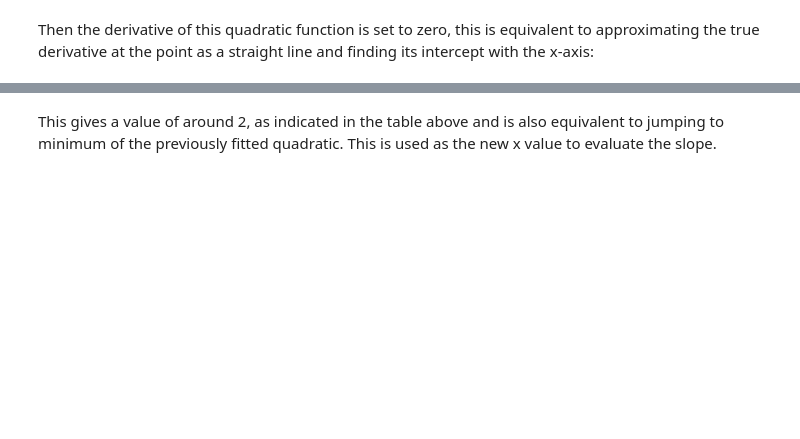
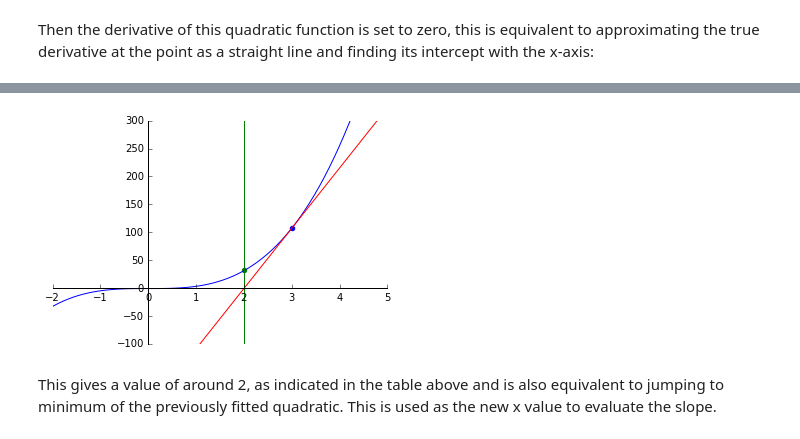
Before and after one commit to alchemyst/CSS-420-Workbooks, a Jupyter notebook: Lecture 4 1D Unconstrained optimisation.ipynb, the cells around one changed output, grey strips where cells are left out. Cells and saved outputs as stored; diff of their text form; code cells hidden in the pictures; blank space fills up the shorter version.

```diff
--- a/Lecture 4 1D Unconstrained optimisation.ipynb
+++ b/Lecture 4 1D Unconstrained optimisation.ipynb
@@ -158,2 +123,22 @@ plt.show()
+# %%
+def shownewtond(f, x0):
+    xvals2 = np.linspace(x0 - 2, x0 + 2, 100)
+    fd = f.diff(x)
+    quadratic_approx = second_order_taylor(f, x0)
+    taylord = quadratic_approx.diff(x)
+    intercept = sympy.solve(taylord, x)[0]
+
+    plotfunction(fd, xvals)
+    plotfunction(taylord, xvals2, 'r')
+    plotpoint(fd, x0)
+    plotpoint(fd, intercept, 'g', vline=True)
+    plt.xlim(-2,5)
+    plt.ylim(-100,300)
+    zerospines()
+# %%
+shownewtond(f, 3)
+plt.show()
+# %% [output]
+[figure, added]
 # %% [markdown]
 This gives a value of around 2, as indicated in the table above and is also equivalent to jumping to minimum of the previously fitted quadratic. This is used as the new x value to evaluate the slope.
```
Also changed, not shown: parts of 42 cells of this notebook.
